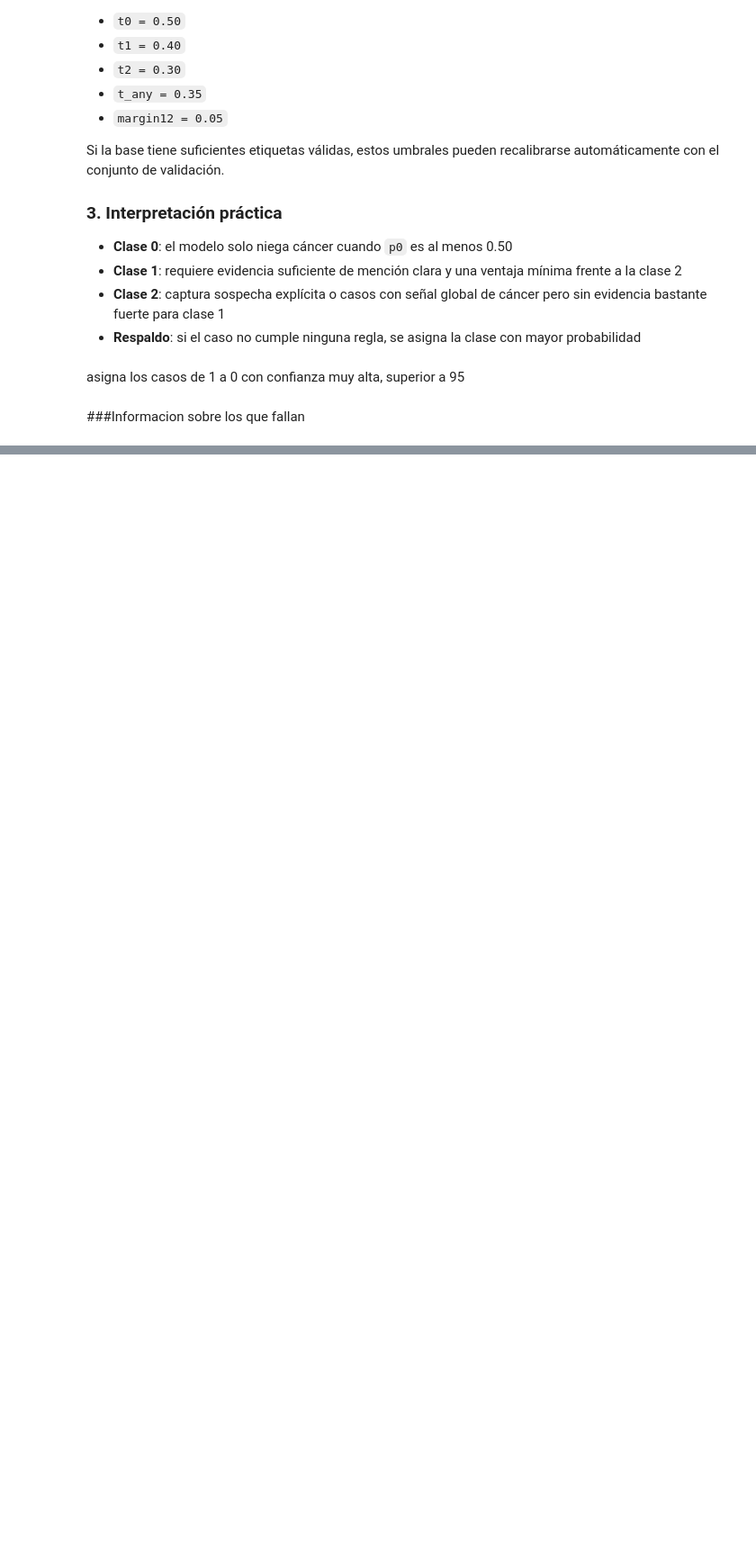
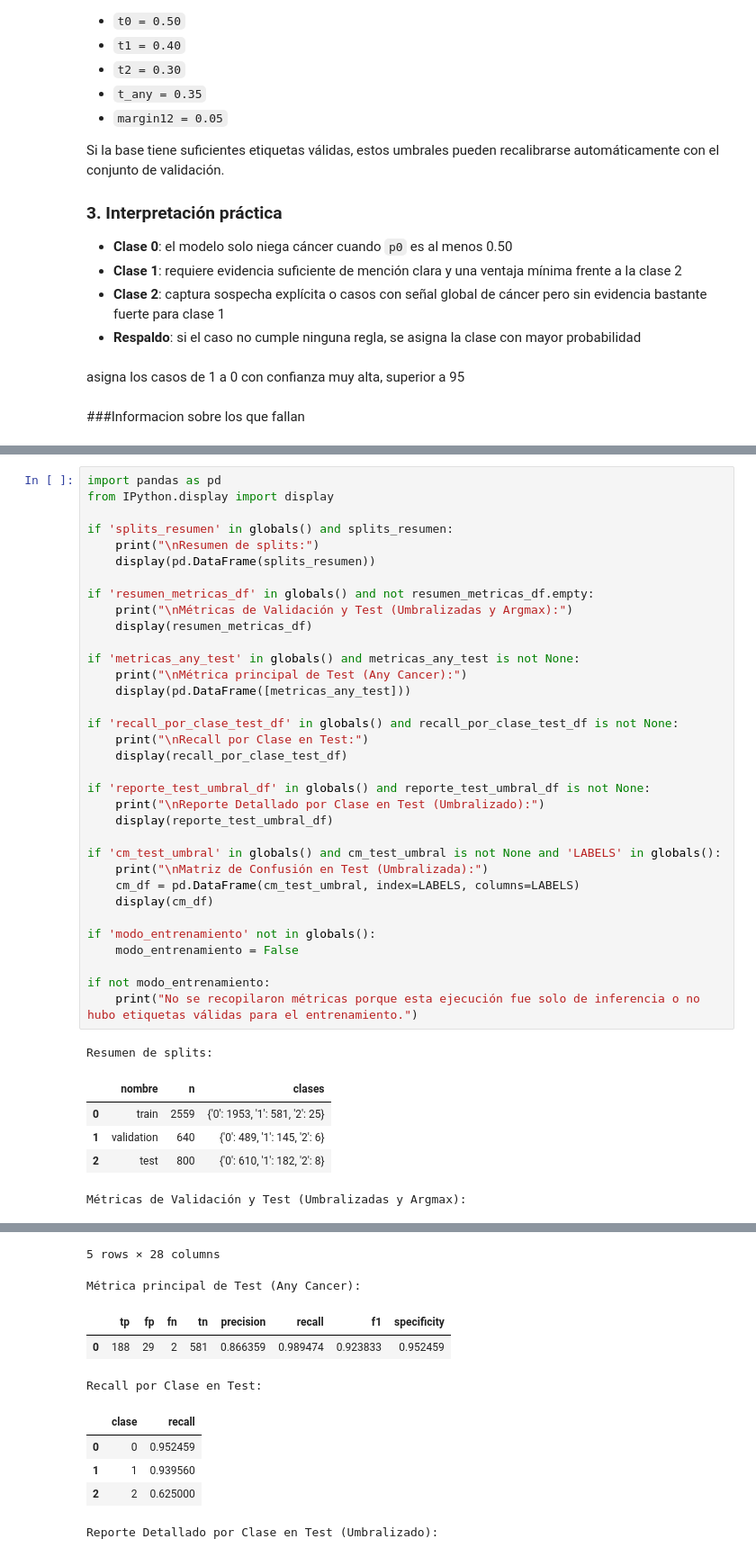
Before and after one commit to mafedcp65-netizen/Trabajo-de-grado, a Jupyter notebook: Modelo_Transformers.ipynb, the cells around one changed output, grey strips where cells are left out. Shown at 90% size. Drawn from its saved outputs; the diff is of its cells as text; blank space fills up the shorter version.

```diff
--- a/Modelo_Transformers.ipynb
+++ b/Modelo_Transformers.ipynb
@@ -1092,2 +1089,43 @@ Archivo completo guardado en: resultados_roberta_hf_multiclase_umbralizado/base
 [interactive output not drawn]
 [interactive output not drawn]
+# %%
+import pandas as pd
+from IPython.display import display
+
+if 'splits_resumen' in globals() and splits_resumen:
+    print("\nResumen de splits:")
+    display(pd.DataFrame(splits_resumen))
+
+if 'resumen_metricas_df' in globals() and not resumen_metricas_df.empty:
+    print("\nMétricas de Validación y Test (Umbralizadas y Argmax):")
+    display(resumen_metricas_df)
+
+if 'metricas_any_test' in globals() and metricas_any_test is not None:
+    print("\nMétrica principal de Test (Any Cancer):")
+    display(pd.DataFrame([metricas_any_test]))
+
+if 'recall_por_clase_test_df' in globals() and recall_por_clase_test_df is not None:
+    print("\nRecall por Clase en Test:")
+    display(recall_por_clase_test_df)
+
+if 'reporte_test_umbral_df' in globals() and reporte_test_umbral_df is not None:
+    print("\nReporte Detallado por Clase en Test (Umbralizado):")
+    display(reporte_test_umbral_df)
+
+if 'cm_test_umbral' in globals() and cm_test_umbral is not None and 'LABELS' in globals():
+    print("\nMatriz de Confusión en Test (Umbralizada):")
+    cm_df = pd.DataFrame(cm_test_umbral, index=LABELS, columns=LABELS)
+    display(cm_df)
+
+if 'modo_entrenamiento' not in globals():
+    modo_entrenamiento = False
+
+if not modo_entrenamiento:
+    print("No se recopilaron métricas porque esta ejecución fue solo de inferencia o no hubo etiquetas válidas para el entrenamiento.")
+# %% [output]
+Resumen de splits:
+|  | nombre | n | clases |
+| 0 | train | 2559 | {'0': 1953, '1': 581, '2': 25} |
+| 1 | validation | 640 | {'0': 489, '1': 145, '2': 6} |
+| 2 | test | 800 | {'0': 610, '1': 182, '2': 8} |
+Métricas de Validación y Test (Umbralizadas y Argmax):
@@ -1093,0 +1138,10 @@ Archivo completo guardado en: resultados_roberta_hf_multiclase_umbralizado/base
+5 rows × 28 columns
+Métrica principal de Test (Any Cancer):
+|  | tp | fp | fn | tn | precision | recall | f1 | specificity |
+| 0 | 188 | 29 | 2 | 581 | 0.866359 | 0.989474 | 0.923833 | 0.952459 |
+Recall por Clase en Test:
+|  | clase | recall |
+| 0 | 0 | 0.952459 |
+| 1 | 1 | 0.939560 |
+| 2 | 2 | 0.625000 |
+Reporte Detallado por Clase en Test (Umbralizado):
```
Also changed, not shown: parts of 12 cells of this notebook.
